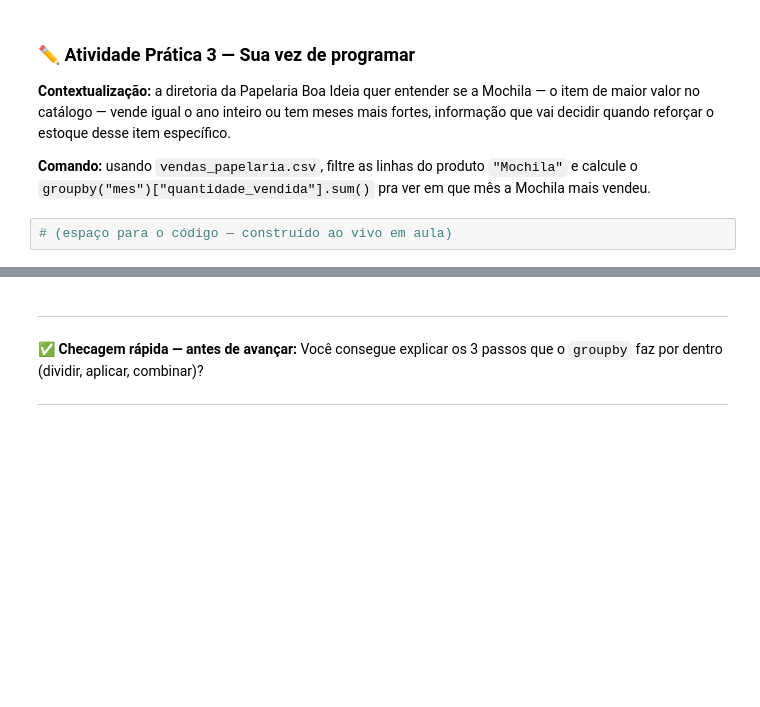
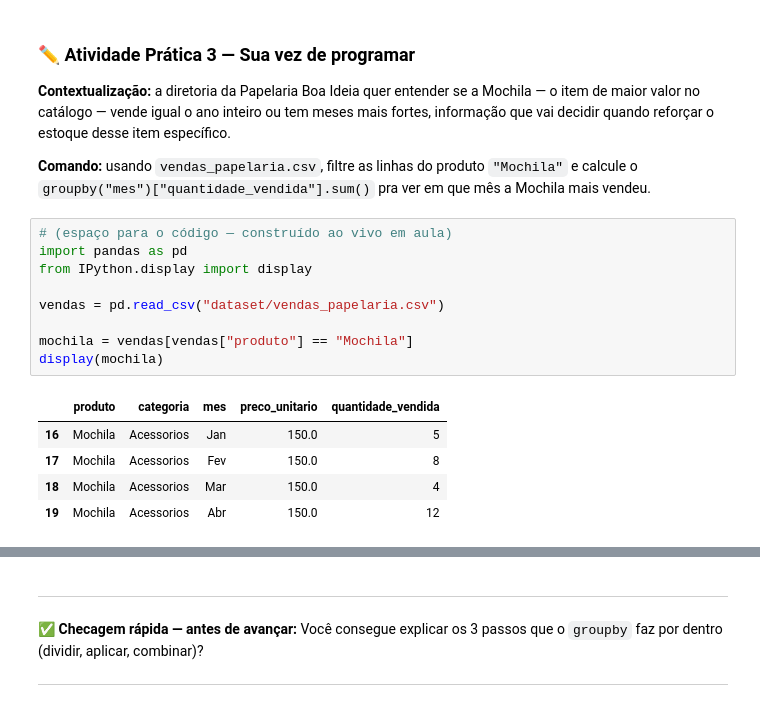
Before and after one commit to laisalegri/turma05-analise-de-dados-com-python, a Jupyter notebook: 05_Pandas_e_NumPy/Aluno/notebook_colab.ipynb, the cells around one changed output, grey strips where cells are left out. Cells and saved outputs as stored; diff of their text form; blank space fills up the shorter version.

```diff
--- a/05_Pandas_e_NumPy/Aluno/notebook_colab.ipynb
+++ b/05_Pandas_e_NumPy/Aluno/notebook_colab.ipynb
@@ -695,3 +735,16 @@ Name: preco_unitario, dtype: float64
 **Comando:** usando `vendas_papelaria.csv`, filtre as linhas do produto `"Mochila"` e calcule o `groupby("mes")["quantidade_vendida"].sum()` pra ver em que mês a Mochila mais vendeu.
 # %%
 # (espaço para o código — construído ao vivo em aula)
+import pandas as pd
+from IPython.display import display
+
+vendas = pd.read_csv("dataset/vendas_papelaria.csv")
+
+mochila = vendas[vendas["produto"] == "Mochila"]
+display(mochila)
+# %% [output]
+|  | produto | categoria | mes | preco_unitario | quantidade_vendida |
+| 16 | Mochila | Acessorios | Jan | 150.0 | 5 |
+| 17 | Mochila | Acessorios | Fev | 150.0 | 8 |
+| 18 | Mochila | Acessorios | Mar | 150.0 | 4 |
+| 19 | Mochila | Acessorios | Abr | 150.0 | 12 |
```
Also changed, not shown: parts of 15 cells of this notebook.
